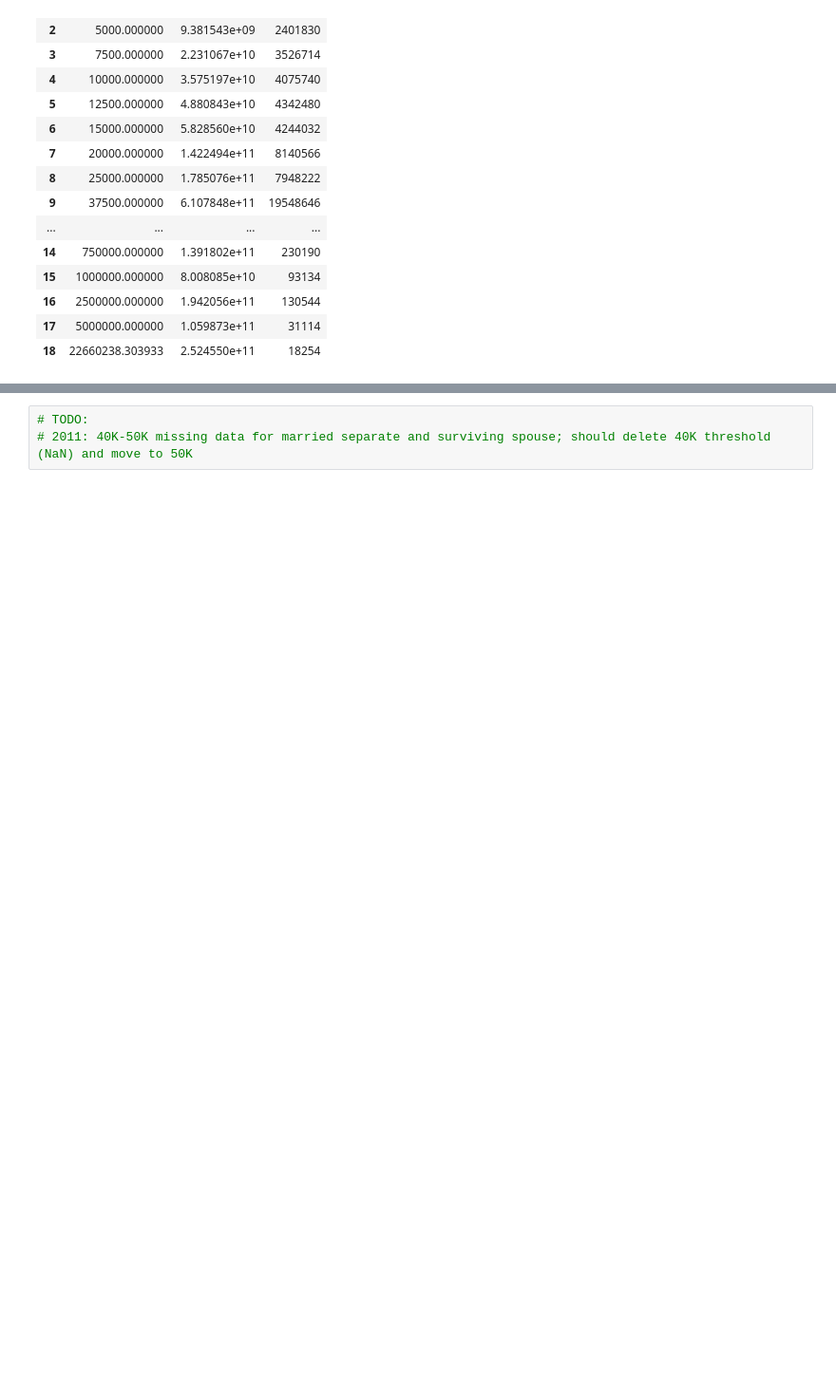
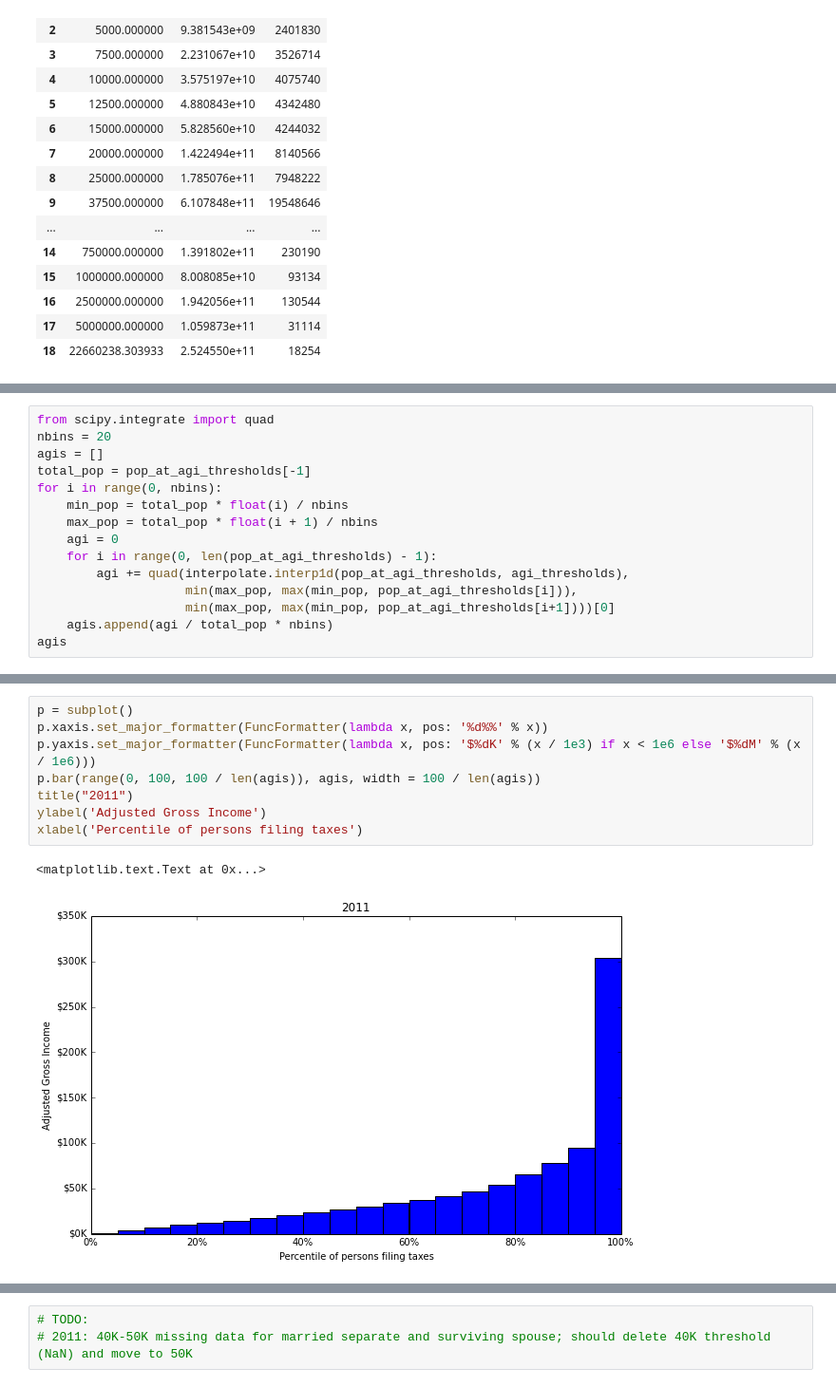
Before and after one commit to CMU-CREATE-Lab/underemployment, a Jupyter notebook: IRS Income Histogram.ipynb, the cells around one changed output, grey strips where cells are left out. Shown at 95% size. Drawn from its saved outputs; the diff is of its cells as text; blank space fills up the shorter version.

```diff
--- a/IRS Income Histogram.ipynb
+++ b/IRS Income Histogram.ipynb
@@ -273,0 +326,15 @@ ylabel('Number of persons filing taxes')
+# %%
+from scipy.integrate import quad
+nbins = 20
+agis = []
+total_pop = pop_at_agi_thresholds[-1]
+for i in range(0, nbins):
+    min_pop = total_pop * float(i) / nbins
+    max_pop = total_pop * float(i + 1) / nbins
+    agi = 0
+    for i in range(0, len(pop_at_agi_thresholds) - 1):
+        agi += quad(interpolate.interp1d(pop_at_agi_thresholds, agi_thresholds),
+                    min(max_pop, max(min_pop, pop_at_agi_thresholds[i])),
+                    min(max_pop, max(min_pop, pop_at_agi_thresholds[i+1])))[0]
+    agis.append(agi / total_pop * nbins)
+agis
@@ -273,0 +362,11 @@ ylabel('Number of persons filing taxes')
+# %%
+p = subplot()
+p.xaxis.set_major_formatter(FuncFormatter(lambda x, pos: '%d%%' % x))
+p.yaxis.set_major_formatter(FuncFormatter(lambda x, pos: '$%dK' % (x / 1e3) if x < 1e6 else '$%dM' % (x / 1e6)))
+p.bar(range(0, 100, 100 / len(agis)), agis, width = 100 / len(agis))
+title("2011")
+ylabel('Adjusted Gross Income')
+xlabel('Percentile of persons filing taxes')
+# %% [output]
+<matplotlib.text.Text at 0x...>
+[figure, added]
```
Also changed, not shown: parts of 11 cells of this notebook.
